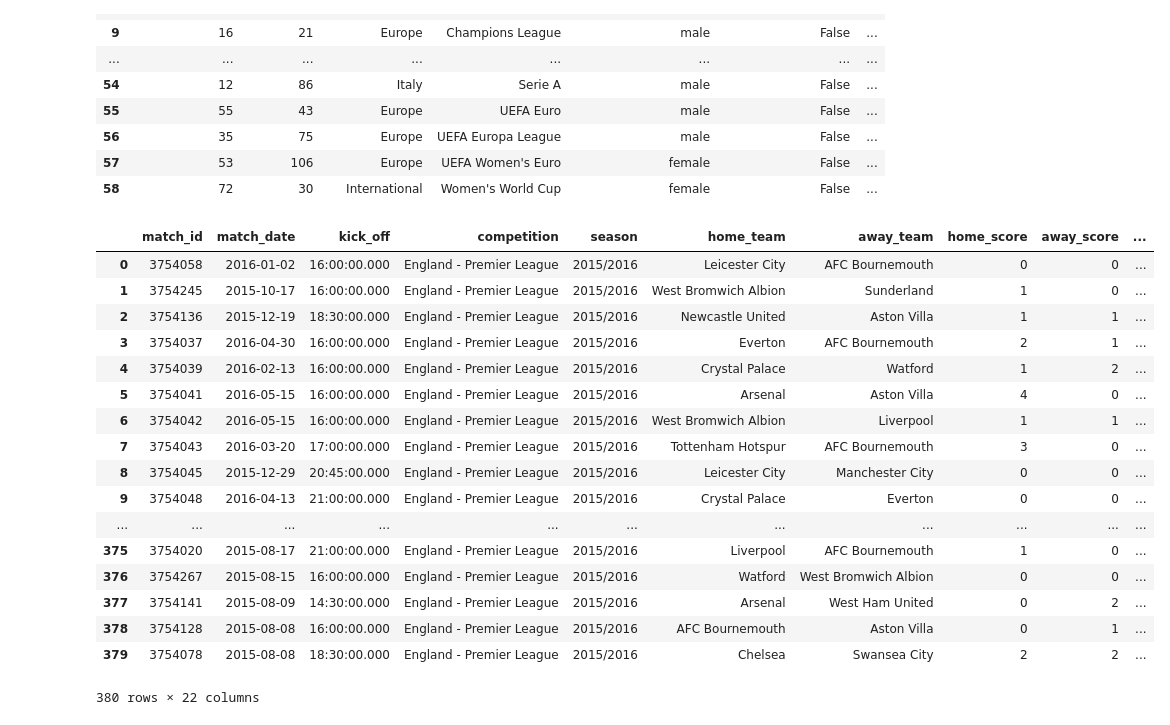
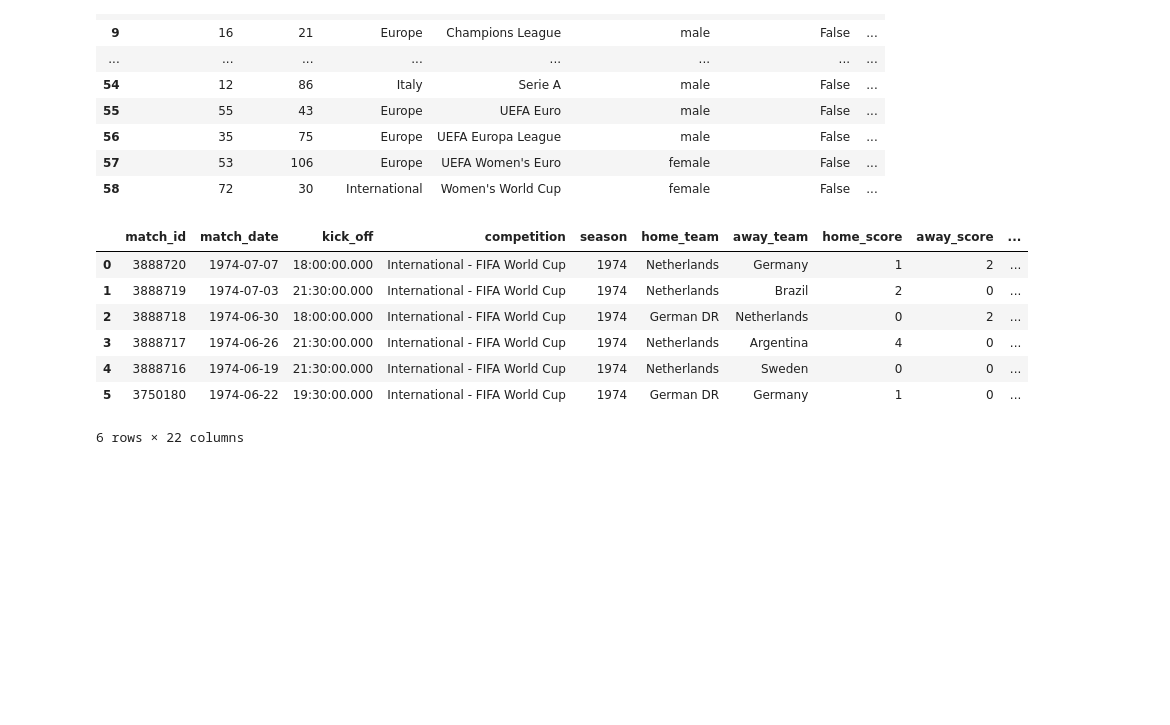
Before and after one commit to AugustSteff/Data-Analysis-in-football, a Jupyter notebook: Match_Reports/Post Match Report.ipynb, the cells around one changed output. Cells and saved outputs as stored; diff of their text form; code cells hidden in the pictures; blank space fills up the shorter version.

```diff
--- a/Match_Reports/Post Match Report.ipynb
+++ b/Match_Reports/Post Match Report.ipynb
@@ -29,24 +29,14 @@ sb.competitions()
 | 57 | 53 | 106 | Europe | UEFA Women's Euro | female | False | ... |
 | 58 | 72 | 30 | International | Women's World Cup | female | False | ... |
 # %%
-sb.matches(competition_id=2, season_id=27)
+sb.matches(competition_id=43, season_id=51)
 # %% [output]
 |  | match_id | match_date | kick_off | competition | season | home_team | away_team | home_score | away_score | ... |
-| 0 | 3754058 | 2016-01-02 | 16:00:00.000 | England - Premier League | 2015/2016 | Leicester City | AFC Bournemouth | 0 | 0 | ... |
-| 1 | 3754245 | 2015-10-17 | 16:00:00.000 | England - Premier League | 2015/2016 | West Bromwich Albion | Sunderland | 1 | 0 | ... |
-| 2 | 3754136 | 2015-12-19 | 18:30:00.000 | England - Premier League | 2015/2016 | Newcastle United | Aston Villa | 1 | 1 | ... |
-| 3 | 3754037 | 2016-04-30 | 16:00:00.000 | England - Premier League | 2015/2016 | Everton | AFC Bournemouth | 2 | 1 | ... |
-| 4 | 3754039 | 2016-02-13 | 16:00:00.000 | England - Premier League | 2015/2016 | Crystal Palace | Watford | 1 | 2 | ... |
-| 5 | 3754041 | 2016-05-15 | 16:00:00.000 | England - Premier League | 2015/2016 | Arsenal | Aston Villa | 4 | 0 | ... |
-| 6 | 3754042 | 2016-05-15 | 16:00:00.000 | England - Premier League | 2015/2016 | West Bromwich Albion | Liverpool | 1 | 1 | ... |
-| 7 | 3754043 | 2016-03-20 | 17:00:00.000 | England - Premier League | 2015/2016 | Tottenham Hotspur | AFC Bournemouth | 3 | 0 | ... |
-| 8 | 3754045 | 2015-12-29 | 20:45:00.000 | England - Premier League | 2015/2016 | Leicester City | Manchester City | 0 | 0 | ... |
-| 9 | 3754048 | 2016-04-13 | 21:00:00.000 | England - Premier League | 2015/2016 | Crystal Palace | Everton | 0 | 0 | ... |
-| ... | ... | ... | ... | ... | ... | ... | ... | ... | ... | ... |
-| 375 | 3754020 | 2015-08-17 | 21:00:00.000 | England - Premier League | 2015/2016 | Liverpool | AFC Bournemouth | 1 | 0 | ... |
-| 376 | 3754267 | 2015-08-15 | 16:00:00.000 | England - Premier League | 2015/2016 | Watford | West Bromwich Albion | 0 | 0 | ... |
-| 377 | 3754141 | 2015-08-09 | 14:30:00.000 | England - Premier League | 2015/2016 | Arsenal | West Ham United | 0 | 2 | ... |
-| 378 | 3754128 | 2015-08-08 | 16:00:00.000 | England - Premier League | 2015/2016 | AFC Bournemouth | Aston Villa | 0 | 1 | ... |
-| 379 | 3754078 | 2015-08-08 | 18:30:00.000 | England - Premier League | 2015/2016 | Chelsea | Swansea City | 2 | 2 | ... |
+| 0 | 3888720 | 1974-07-07 | 18:00:00.000 | International - FIFA World Cup | 1974 | Netherlands | Germany | 1 | 2 | ... |
+| 1 | 3888719 | 1974-07-03 | 21:30:00.000 | International - FIFA World Cup | 1974 | Netherlands | Brazil | 2 | 0 | ... |
+| 2 | 3888718 | 1974-06-30 | 18:00:00.000 | International - FIFA World Cup | 1974 | German DR | Netherlands | 0 | 2 | ... |
+| 3 | 3888717 | 1974-06-26 | 21:30:00.000 | International - FIFA World Cup | 1974 | Netherlands | Argentina | 4 | 0 | ... |
+| 4 | 3888716 | 1974-06-19 | 21:30:00.000 | International - FIFA World Cup | 1974 | Netherlands | Sweden | 0 | 0 | ... |
+| 5 | 3750180 | 1974-06-22 | 19:30:00.000 | International - FIFA World Cup | 1974 | German DR | Germany | 1 | 0 | ... |
-380 rows × 22 columns
+6 rows × 22 columns
 # %%
```
Also changed, not shown: parts of 5 cells of this notebook, 3 other files.
